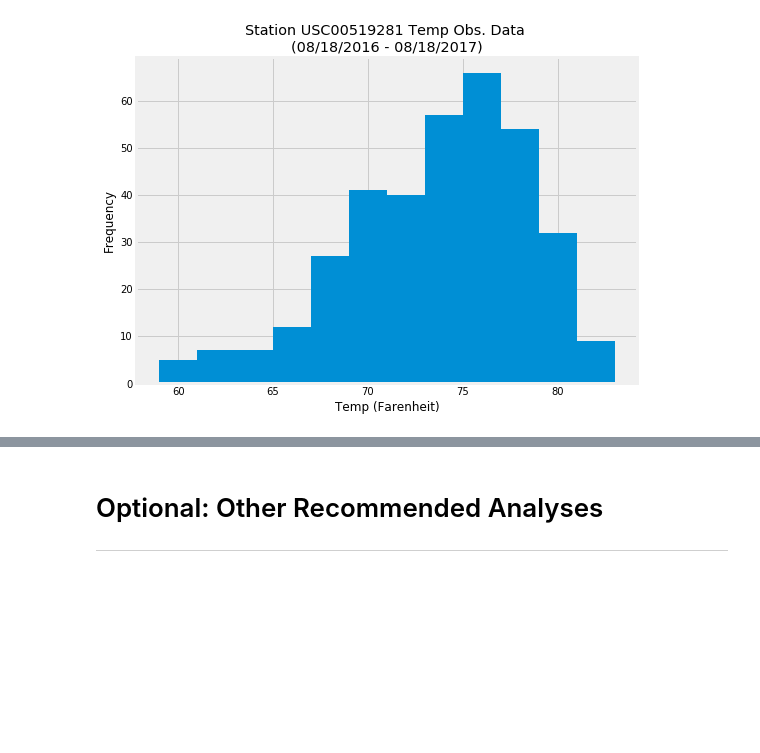
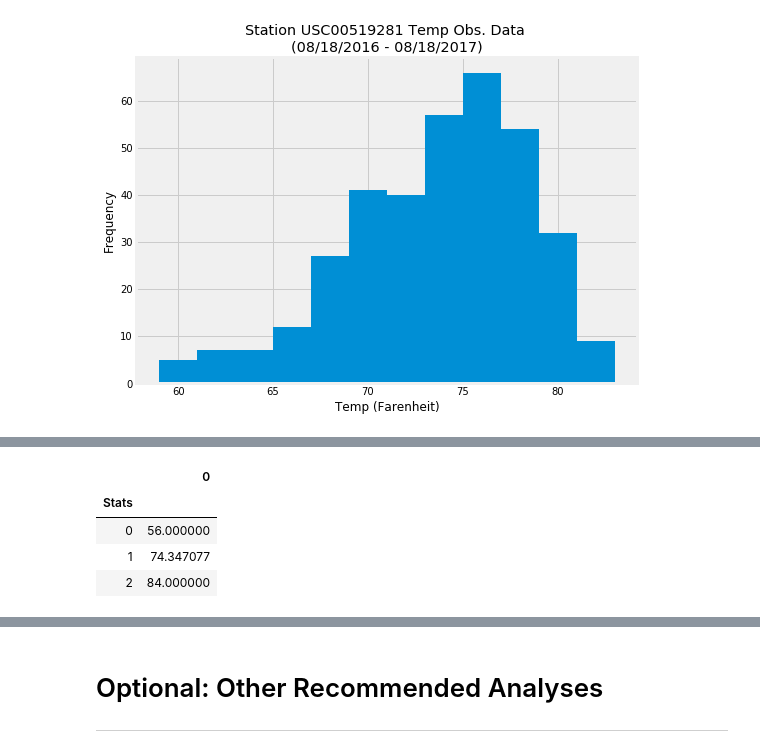
Before and after one commit to VallieTracy/sqlalchemy-challenge, a Jupyter notebook: main.ipynb, the cells around one changed output, grey strips where cells are left out. Cells and saved outputs as stored; diff of their text form; code cells hidden in the pictures; blank space fills up the shorter version.

```diff
--- a/main.ipynb
+++ b/main.ipynb
@@ -329,0 +405,9 @@ print(calc_temps('2016-08-24', '2017-08-23'))
+# %%
+vacay_df = vacay_df.rename(columns={"0": "TOBS"})
+vacay_df
+# %% [output]
+|  | 0 |
+| Stats |  |
+| 0 | 56.000000 |
+| 1 | 74.347077 |
+| 2 | 84.000000 |
```
Also changed, not shown: parts of 16 cells of this notebook.
